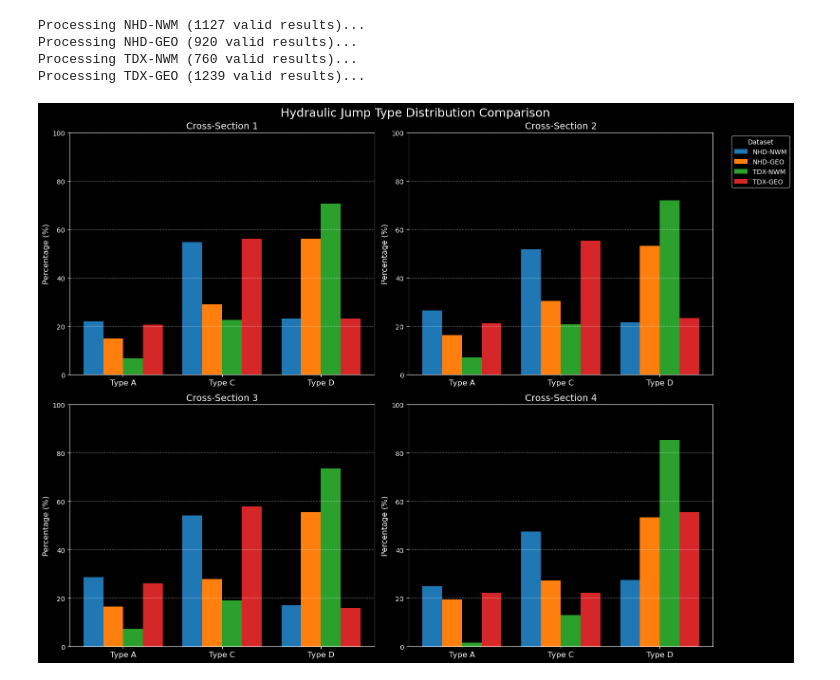
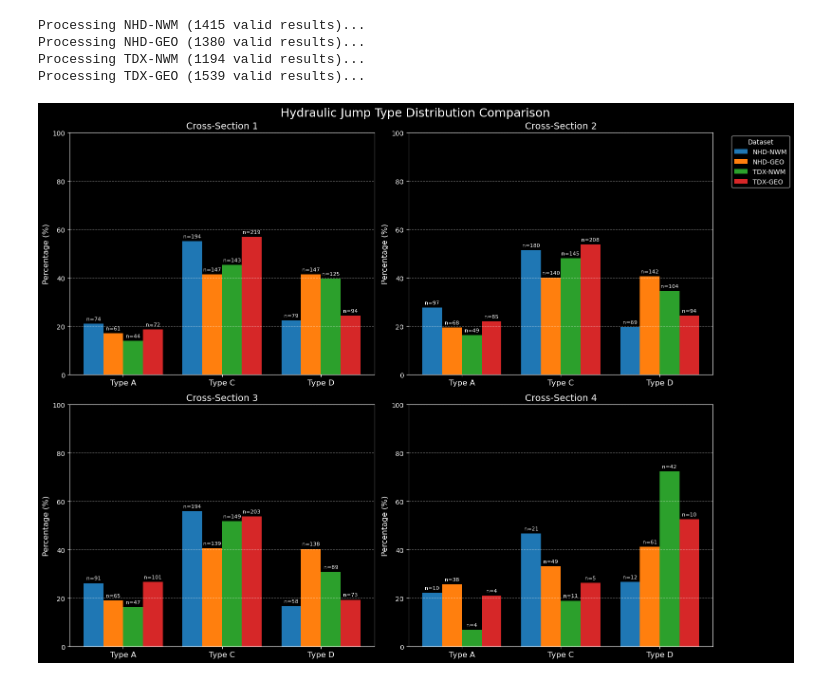
Before and after one commit to ktquint/lhd-processor, a Jupyter notebook: notebooks/summary_stats.ipynb, the cells around one changed output. Cells and saved outputs as stored; diff of their text form; code cells hidden in the pictures.

```diff
--- a/notebooks/summary_stats.ipynb
+++ b/notebooks/summary_stats.ipynb
@@ -3,13 +3,14 @@ import pandas as pd
 import matplotlib.pyplot as plt
 import numpy as np
 # %%
-full_db = '/Volumes/KenDrive/lhd_testing/merged_sites.xlsx'
+full_db = '/Users/kennyquintana/Desktop/merged_sites.xlsx'
 flowline_sources = ['NHD', 'TDX']
 streamflow_sources = ['NWM', 'GEO']
 
 # 1. Read Sites and Filter
 sites_df = pd.read_excel(full_db, sheet_name='Sites')
-sites_clean = sites_df[sites_df['comments'].isna()]
+# sites_clean = sites_df[sites_df['comments'].isna()]
+sites_clean = sites_df.copy()
 
 # List to store stats for plotting
 plot_data = []
@@ -46,14 +47,14 @@ for flowline in flowline_sources:
             type_d = (xs_i['jump_type'] == 'D').sum()
 
             # Store data for plotting (focusing on A, C, D)
-            plot_data.append({'Combination': combo_label, 'xs_index': i, 'jump_type': 'Type A', 'percentage': (type_a / valid_i * 100)})
-            plot_data.append({'Combination': combo_label, 'xs_index': i, 'jump_type': 'Type C', 'percentage': (type_c / valid_i * 100)})
-            plot_data.append({'Combination': combo_label, 'xs_index': i, 'jump_type': 'Type D', 'percentage': (type_d / valid_i * 100)})
+            plot_data.append({'Combination': combo_label, 'xs_index': i, 'jump_type': 'Type A', 'percentage': (type_a / valid_i * 100), 'count': type_a})
+            plot_data.append({'Combination': combo_label, 'xs_index': i, 'jump_type': 'Type C', 'percentage': (type_c / valid_i * 100), 'count': type_c})
+            plot_data.append({'Combination': combo_label, 'xs_index': i, 'jump_type': 'Type D', 'percentage': (type_d / valid_i * 100), 'count': type_d})
 # %% [output]
-Processing NHD-NWM (1127 valid results)...
-Processing NHD-GEO (920 valid results)...
-Processing TDX-NWM (760 valid results)...
-Processing TDX-GEO (1239 valid results)...
+Processing NHD-NWM (1415 valid results)...
+Processing NHD-GEO (1380 valid results)...
+Processing TDX-NWM (1194 valid results)...
+Processing TDX-GEO (1539 valid results)...
 # %%
 # --- PLOTTING ---
 df_plot = pd.DataFrame(plot_data)
@@ -70,32 +71,40 @@ x = np.arange(len(jump_types))
 for i, xs in enumerate(range(1, 5)):
     ax = axes[i]
     subset_xs = df_plot[df_plot['xs_index'] == xs]
 
     for j, combo in enumerate(combinations):
         subset_combo = subset_xs[subset_xs['Combination'] == combo]
 
         # Extract heights in strict order
         heights = []
+        counts = []
         for jt in jump_types:
             row = subset_combo[subset_combo['jump_type'] == jt]
             heights.append(row['percentage'].values[0] if not row.empty else 0)
+            counts.append(row['count'].values[0] if not row.empty else 0)
 
         # Center bars around the tick
         pos = x + (j - 1.5) * bar_width
-        ax.bar(pos, heights, bar_width, label=combo, color=colors[j])
+        bars = ax.bar(pos, heights, bar_width, label=combo, color=colors[j])
+
+        # Add counts on top of bars
+        for bar, count in zip(bars, counts):
+            if count > 0:
+                ax.text(bar.get_x() + bar.get_width() / 2, bar.get_height() + 1, f'n={int(count)}',
+                        ha='center', va='bottom', fontsize=8, rotation=0)
 
     ax.set_title(f'Cross-Section {xs}', fontsize=14)
     ax.set_xticks(x)
     ax.set_xticklabels(jump_types, fontsize=12)
     ax.set_ylabel('Percentage (%)', fontsize=12)
     ax.set_ylim(0, 100)
     ax.grid(axis='y', linestyle='--', alpha=0.5)
 
     if i == 1:
         ax.legend(title='Dataset', bbox_to_anchor=(1.05, 1), loc='upper left')
 
 plt.suptitle('Hydraulic Jump Type Distribution Comparison', fontsize=18)
 plt.tight_layout()
 plt.show()
 # %% [output]
-[figure, old version]
+[figure, new version]
```
Also changed, not shown: parts of 9 cells of this notebook, 2 other files.
